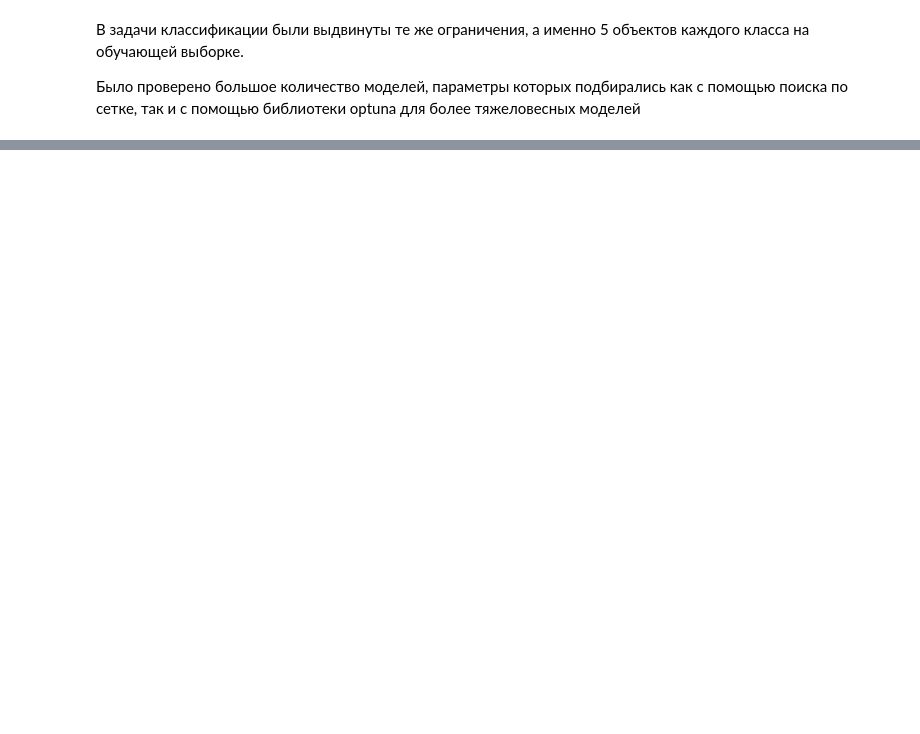
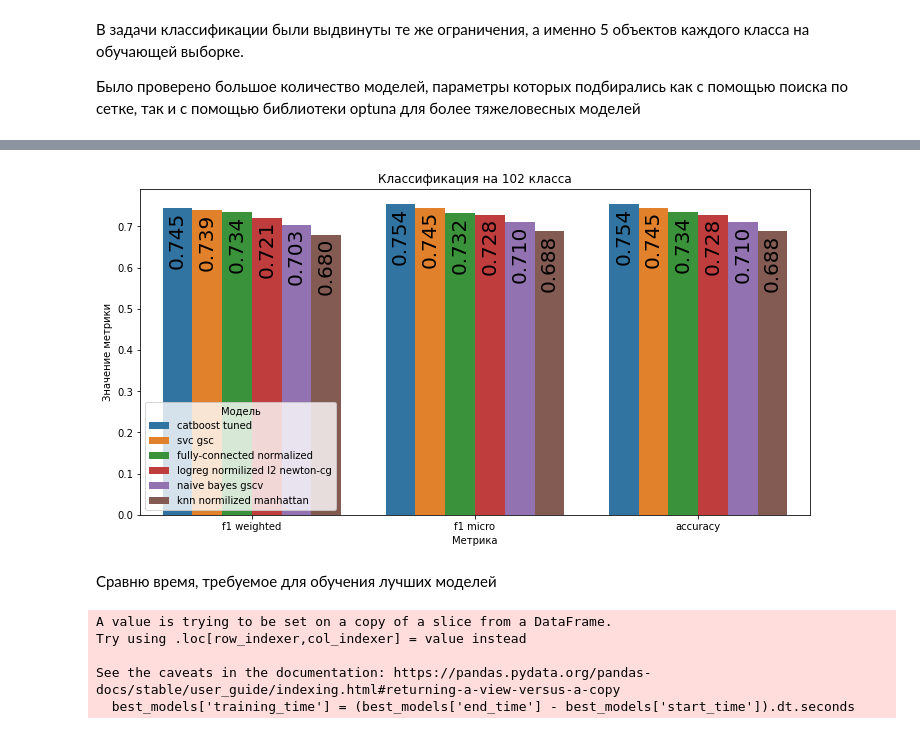
Before and after one commit to qdzzzxc/voice_classification_dusha, a Jupyter notebook: models_result.ipynb, the cells around one changed output, grey strips where cells are left out. Drawn from its saved outputs; the diff is of its cells as text; code cells hidden in the pictures; blank space fills up the shorter version.

Commit message:
доделал с mfccs only

```diff
--- a/models_result.ipynb
+++ b/models_result.ipynb
@@ -122,0 +208,52 @@ bar.set_title('Классификация на 102 класса')
+# %%
+experiment_name = "only mfcc 354 classes"
+experiment_id = dict(mlflow.get_experiment_by_name(experiment_name))['experiment_id']
+cls_354_5_df = mlflow.search_runs([experiment_id], order_by=['metrics.f1_weighted'])
+cls_354_5_df = cls_354_5_df.iloc[::-1][
+    [
+        'tags.mlflow.runName',
+        'metrics.f1_weighted',
+        'metrics.f1_micro',
+        'metrics.accuracy',
+    ]
+]
+cls_354_5_df = pd.melt(
+    cls_354_5_df,
+    id_vars='tags.mlflow.runName',
+    value_vars=['metrics.f1_weighted', 'metrics.f1_micro', 'metrics.accuracy'],
+    var_name='Metric',
+    value_name='Value',
+)
+# %%
+plt.figure(figsize=(12, 6))
+bar = sns.barplot(x='Metric', y='Value', hue='tags.mlflow.runName', data=cls_354_5_df)
+sns.move_legend(bar, loc='upper left')
+bar.set_xticklabels(['f1 weighted', 'f1 micro', 'accuracy'])
+bar.set_xlabel('Метрика')
+bar.set_ylabel('Значение метрики')
+for container in bar.containers:
+    bar.bar_label(container, fmt='%.3f', rotation=90, padding=-60, size=20)
+plt.legend(title='Модель', loc='lower left')
+bar.set_title('Классификация на 102 класса')
+plt.show()
+# %% [output]
+[figure, added]
+# %% [markdown]
+Сравню время, требуемое для обучения лучших моделей
+# %%
+cls_354_5_df = mlflow.search_runs([experiment_id], order_by=['metrics.f1_weighted'])
+best_models = cls_354_5_df[cls_354_5_df['tags.mlflow.runName'].isin(['catboost tuned', 'svc gsc', 'fully-connected normalized'])]
+best_models['training_time'] = (best_models['end_time'] - best_models['start_time']).dt.seconds
+best_models = best_models[[
+        'tags.mlflow.runName',
+        'metrics.f1_weighted',
+        'metrics.f1_micro',
+        'metrics.accuracy',
+        'training_time'
+    ]]
+# %% [output]
+A value is trying to be set on a copy of a slice from a DataFrame.
+Try using .loc[row_indexer,col_indexer] = value instead
+
+See the caveats in the documentation: https://pandas.pydata.org/pandas-docs/stable/user_guide/indexing.html#returning-a-view-versus-a-copy
+  best_models['training_time'] = (best_models['end_time'] - best_models['start_time']).dt.seconds
```
Also changed, not shown: parts of 25 cells of this notebook, 6 other files.
